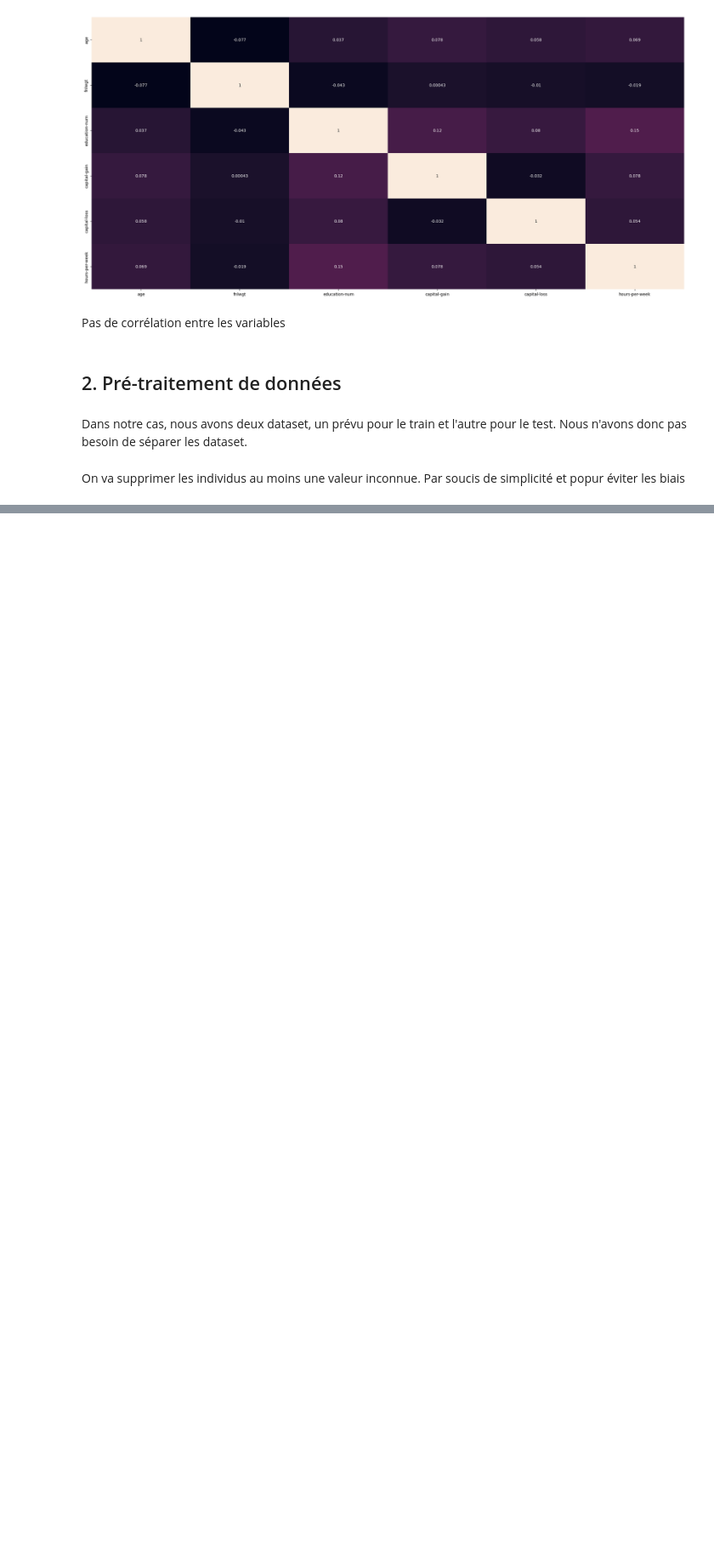
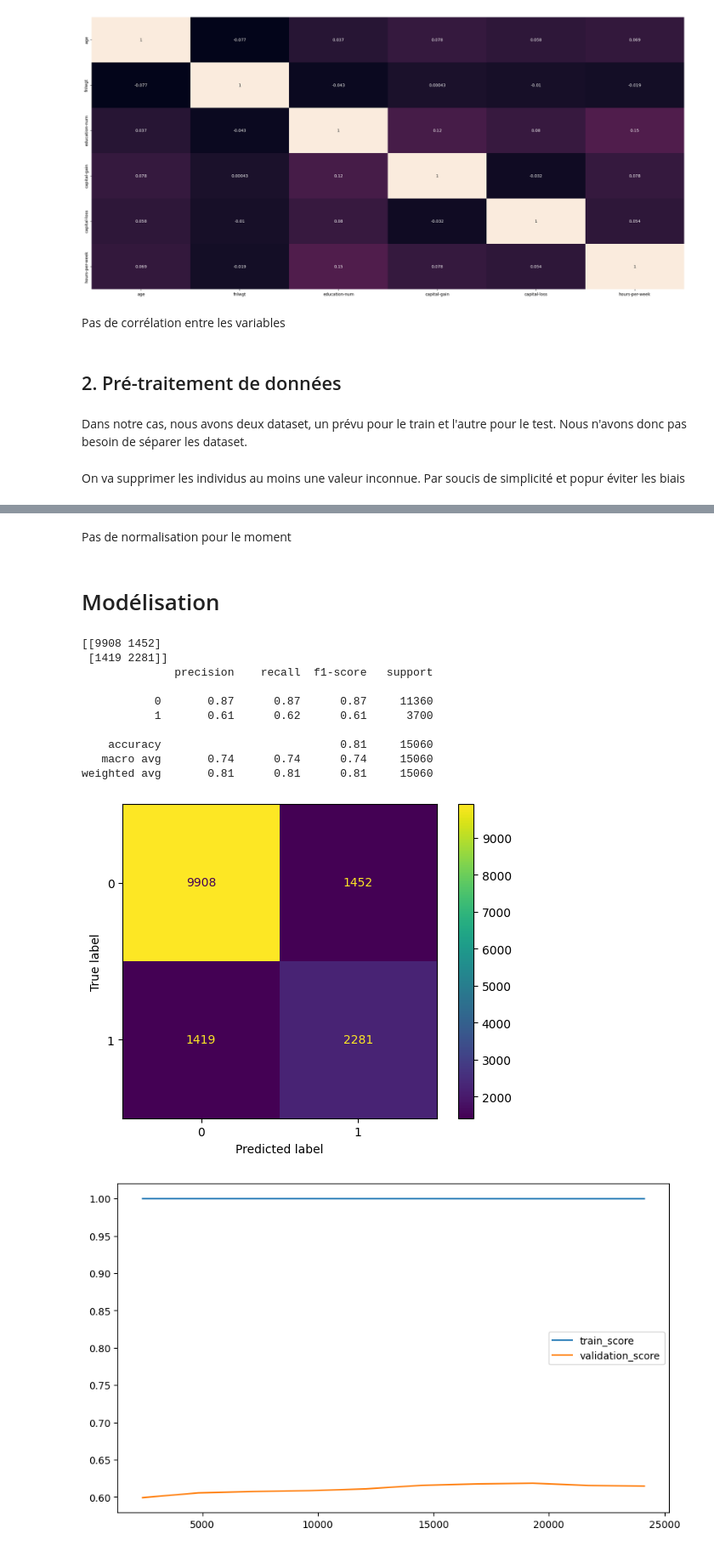
Before and after one commit to Ddne59/population_income_utc, a Jupyter notebook: new.ipynb, the cells around one changed output, grey strips where cells are left out. Shown at 85% size. Saved outputs shown, nothing was run; the diff lists cells and outputs as text; code cells hidden in the pictures; blank space fills up the shorter version.

Commit message:
train done

```diff
--- a/new.ipynb
+++ b/new.ipynb
@@ -475,0 +744,3 @@ income 0
+# %%
+df_revenus_train_clean = df_revenus_train_clean.drop('sex', axis = 1)
+df_revenus_test_clean = df_revenus_test_clean.drop('sex', axis = 1)
@@ -475,0 +808,52 @@ income 0
+# %% [markdown]
+Pas de normalisation pour le moment
+# %% [markdown]
+# Modélisation
+# %%
+X_train = df_revenus_train_clean.drop('income', axis=1)
+y_train = df_revenus_train_clean['income']
+X_test = df_revenus_test_clean.drop('income', axis=1)
+y_test = df_revenus_test_clean['income']
+# %%
+y_train = y_train.to_numpy().astype(np.int64)
+y_test = y_test.to_numpy().astype(np.int64)
+# %%
+## Fonction d'évaluation
+def evaluation(model):
+    model.fit(X_train, y_train)
+    y_pred = model.predict(X_test)
+    print(confusion_matrix(y_test, y_pred))
+    print(classification_report(y_test, y_pred))
+    cm = confusion_matrix(y_test, y_pred, labels=model.classes_)
+    disp = ConfusionMatrixDisplay(confusion_matrix=cm, display_labels=model.classes_)
+    disp.plot()
+
+    N, train_score, val_score = learning_curve(model,
+                                              X_train,
+                                              y_train,
+                                              cv=5,
+                                              scoring='f1',
+                                              train_sizes=np.linspace(0.1, 1, 10)
+                                              )
+    plt.figure(figsize=(10,6))
+    plt.plot(N, train_score.mean(axis=1), label='train_score')
+    plt.plot(N, val_score.mean(axis=1), label='validation_score')
+    plt.legend()
+    plt.show()
+# %%
+# Modèle 1 : arbre de décision
+tree = DecisionTreeClassifier(random_state=0)
+evaluation(tree)
+# %% [output]
+[[9908 1452]
+ [1419 2281]]
+              precision    recall  f1-score   support
+
+           0       0.87      0.87      0.87     11360
+           1       0.61      0.62      0.61      3700
+
+    accuracy                           0.81     15060
+   macro avg       0.74      0.74      0.74     15060
+weighted avg       0.81      0.81      0.81     15060
+[figure, added]
+[figure, added]
```
Also changed, not shown: parts of 64 cells of this notebook, 1 other file.
